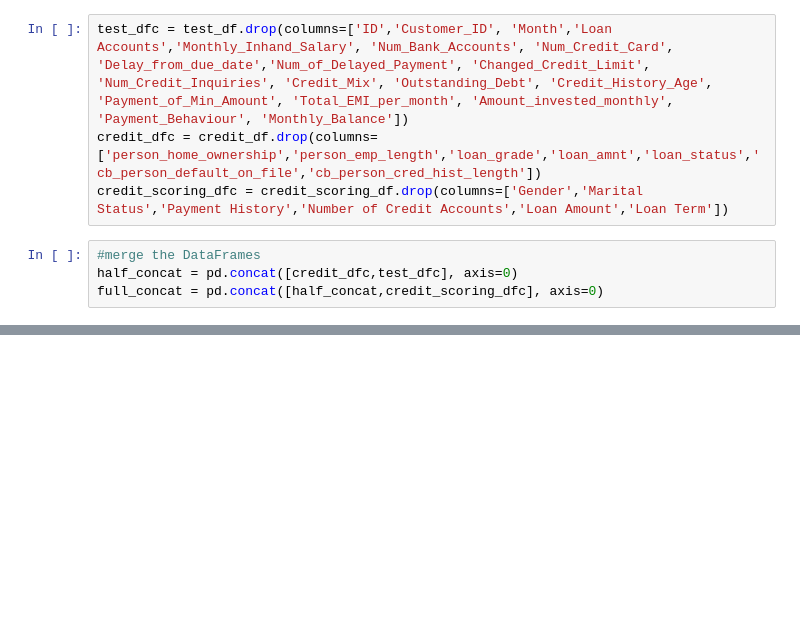
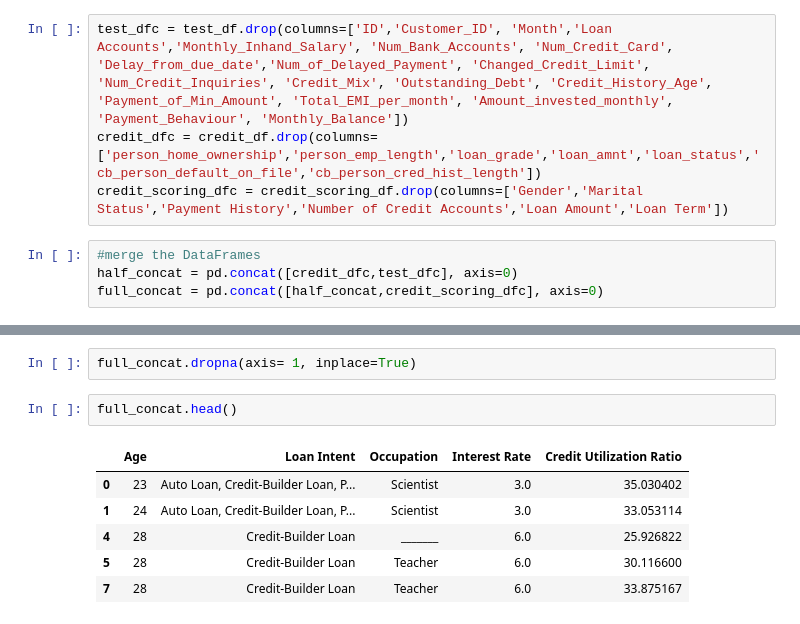
Before and after one commit to JesseR89/project-4, a Jupyter notebook: Final.ipynb, the cells around one changed output, grey strips where cells are left out. Drawn from its saved outputs; the diff is of its cells as text; blank space fills up the shorter version.

```diff
--- a/Final.ipynb
+++ b/Final.ipynb
@@ -701,3 +729,14 @@ full_concat.head()
 | 4 | 28 | NaN | Credit-Builder Loan | NaN | NaN | Rick Rothackerj | 004-07-5839 | _______ | ... |
 | 5 | 28 | NaN | Credit-Builder Loan | NaN | NaN | Rick Rothackerj | #F%$D@*&8 | Teacher | ... |
 | 7 | 28 | NaN | Credit-Builder Loan | NaN | NaN | Rick Rothackerj | 004-07-5839 | Teacher | ... |
+# %%
+full_concat.dropna(axis= 1, inplace=True)
+# %%
+full_concat.head()
+# %% [output]
+|  | Age | Loan Intent | Occupation | Interest Rate | Credit Utilization Ratio |
+| 0 | 23 | Auto Loan, Credit-Builder Loan, P... | Scientist | 3.0 | 35.030402 |
+| 1 | 24 | Auto Loan, Credit-Builder Loan, P... | Scientist | 3.0 | 33.053114 |
+| 4 | 28 | Credit-Builder Loan | _______ | 6.0 | 25.926822 |
+| 5 | 28 | Credit-Builder Loan | Teacher | 6.0 | 30.116600 |
+| 7 | 28 | Credit-Builder Loan | Teacher | 6.0 | 33.875167 |
```
Also changed, not shown: parts of 8 cells of this notebook.
